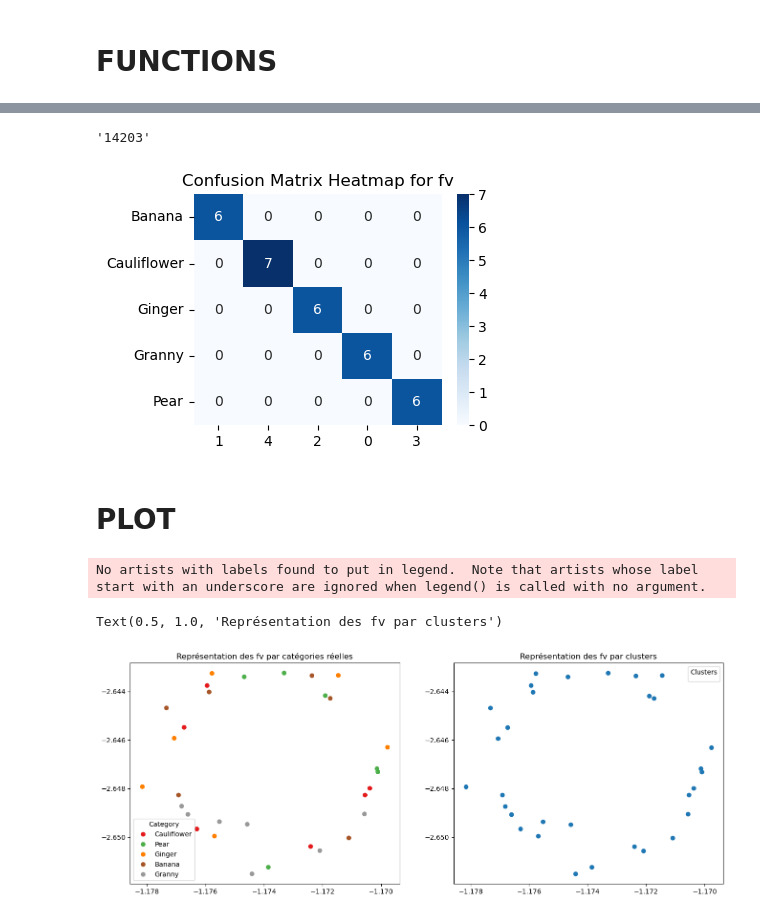
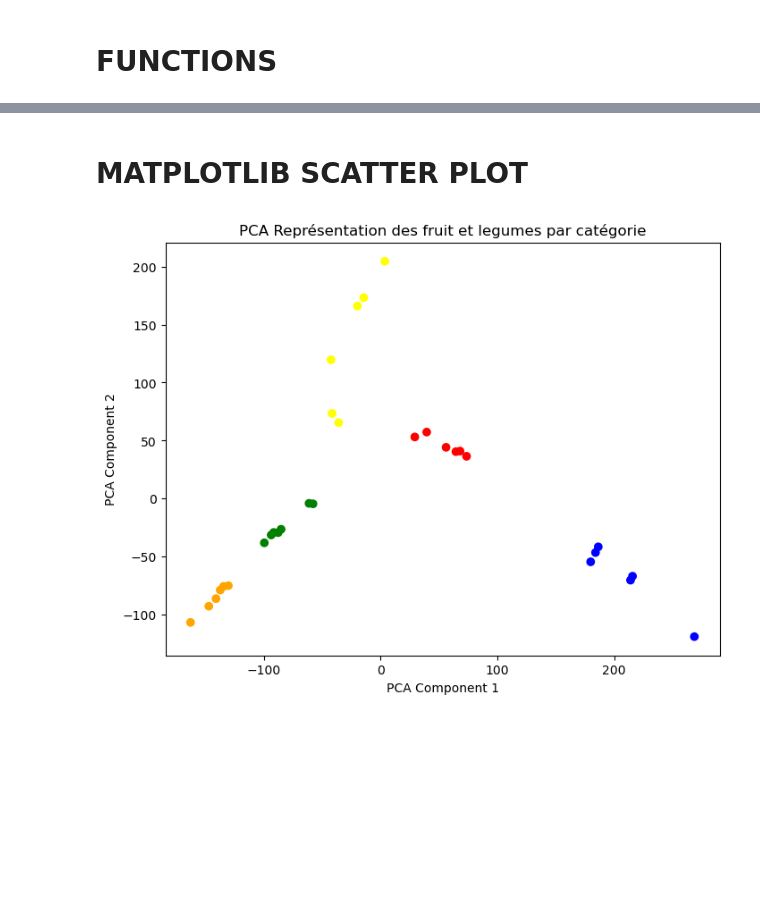
Before and after one commit to TTFrance/Project-08, a Jupyter notebook: oc-p8-modelling.ipynb, the cells around one changed output, grey strips where cells are left out. Saved outputs shown, nothing was run; the diff lists cells and outputs as text; code cells hidden in the pictures; blank space fills up the shorter version.

```diff
--- a/oc-p8-modelling.ipynb
+++ b/oc-p8-modelling.ipynb
@@ -146,8 +105,16 @@ df_vec.shape
 # %%
-pca = decomposition.PCA(n_components=0.99)
+# define pca
+pca = decomposition.PCA(n_components=2)
+
+# run pca
 array_pca_out = pca.fit_transform(df_vec.drop(columns=['filename','fv_class']))
-df_new = pd.DataFrame(array_pca_out)
-df_new['filename'] = df_vec['filename']
-df_new['fv_class'] = df_vec['fv_class']
-df_new.shape
+
+# pca results to dataframe
+df_pca = pd.DataFrame(array_pca_out)
+
+# add filename and category
+df_pca['filename'] = df_vec['filename']
+df_pca['fv_class'] = df_vec['fv_class']
+
+df_pca.head()
 # %% [output]
@@ -225,13 +126,0 @@ weighted avg       1.00      1.00      1.00        31
-# %%
-LIST_LABELS = [
-               'Banana',
-               'Cauliflower',
-               'Ginger',
-               'Granny',
-               'Pear'
-               ]
-
-columns = ''.join(str(x) for x in best_permutation)
-columns
-# %% [output]
-'14203'
@@ -242,25 +127,22 @@ df_cm = pd.DataFrame(cm, index = [label for label in LIST_LABELS],
-# %%
-plt.figure(figsize = (4,3))
-ax = sns.heatmap(df_cm, annot=True, cmap="Blues", fmt='g')
-ax.set_title('Confusion Matrix Heatmap for fv')
-plt.show()
-# %% [output]
-[figure, removed]
 # %% [markdown]
-# PLOT
+# MATPLOTLIB SCATTER PLOT
-# %%
-fig = plt.figure(figsize=(16,6))
-
-ax = fig.add_subplot(121)
-scatter = ax.scatter(df_mdl["tsne1"],df_mdl["tsne2"], c=df_mdl["fv_class_code"], cmap='Set1')
-ax.legend(handles=scatter.legend_elements()[0], labels=set(df_mdl["fv_class"]), loc="best", title="Category")
-plt.title('Représentation des fv par catégories réelles')
-
-ax = fig.add_subplot(122)
-scatter = ax.scatter(df_mdl["tsne1"],df_mdl["tsne2"])
-ax.legend(handles=scatter.legend_elements()[0], labels=set(y_pred_), loc="best", title="Clusters")
-plt.title('Représentation des fv par clusters')
-# %% [output]
-No artists with labels found to put in legend.  Note that artists whose label start with an underscore are ignored when legend() is called with no argument.
-Text(0.5, 1.0, 'Représentation des fv par clusters')
-[figure, removed]
+# %%
+# start plot
+fig = plt.figure(figsize=(8,6))
+ax = fig.add_subplot(111)
+
+# colormap for scatterplot
+colours = {'Pear':'green',
+    'Banana':'yellow',
+    'Cauliflower':'blue',
+    'Ginger':'red',
+    'GrannySmith':'orange'}
+
+scatter = ax.scatter(df_pca[0],df_pca[1],c=df_pca['fv_class'].map(colours))
+
+plt.xlabel('PCA Component 1')
+plt.ylabel('PCA Component 2')
+plt.title('PCA Représentation des fruit et legumes par catégorie')
+plt.show()
+# %% [output]
+[figure, added]
```
Also changed, not shown: parts of 28 cells of this notebook, 1 other file.
